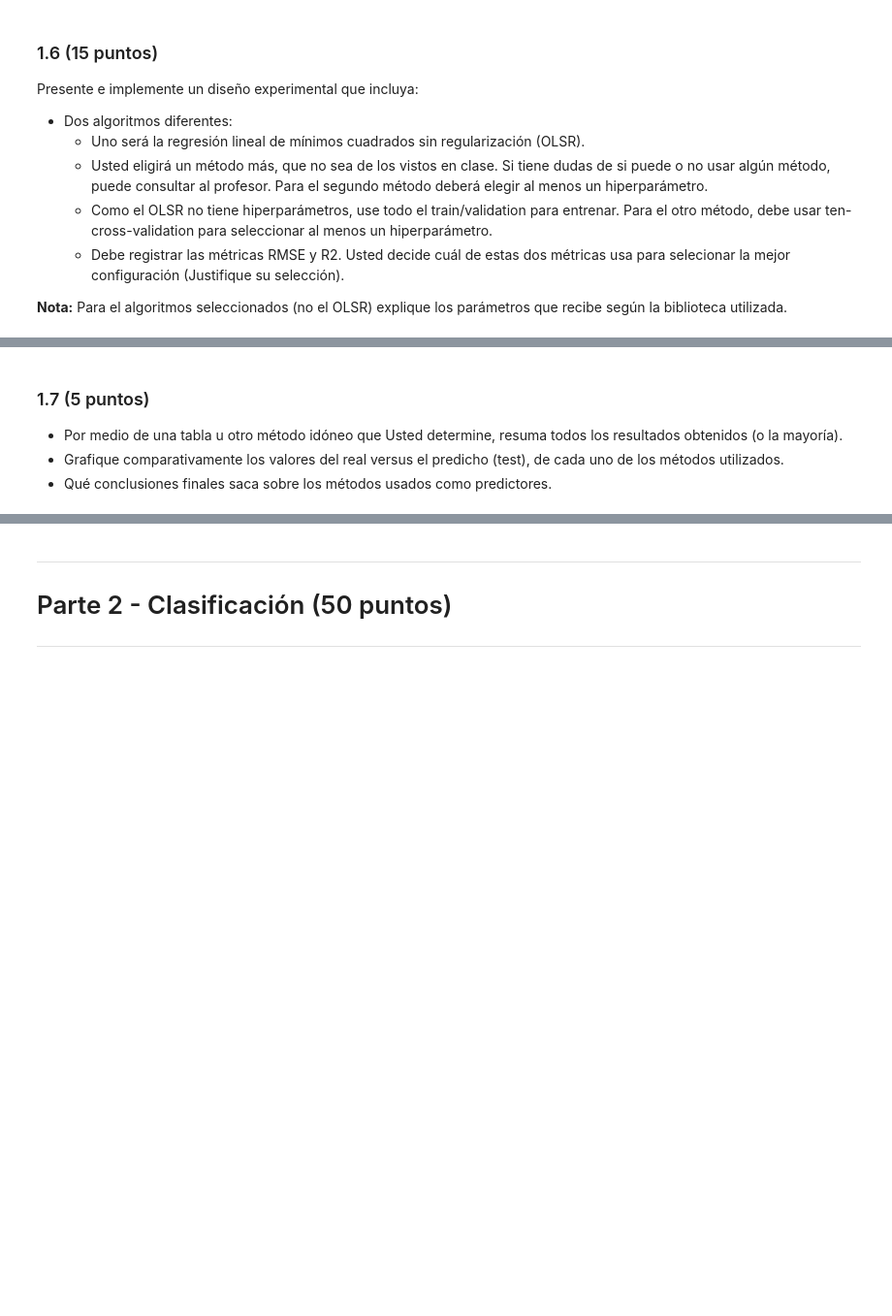
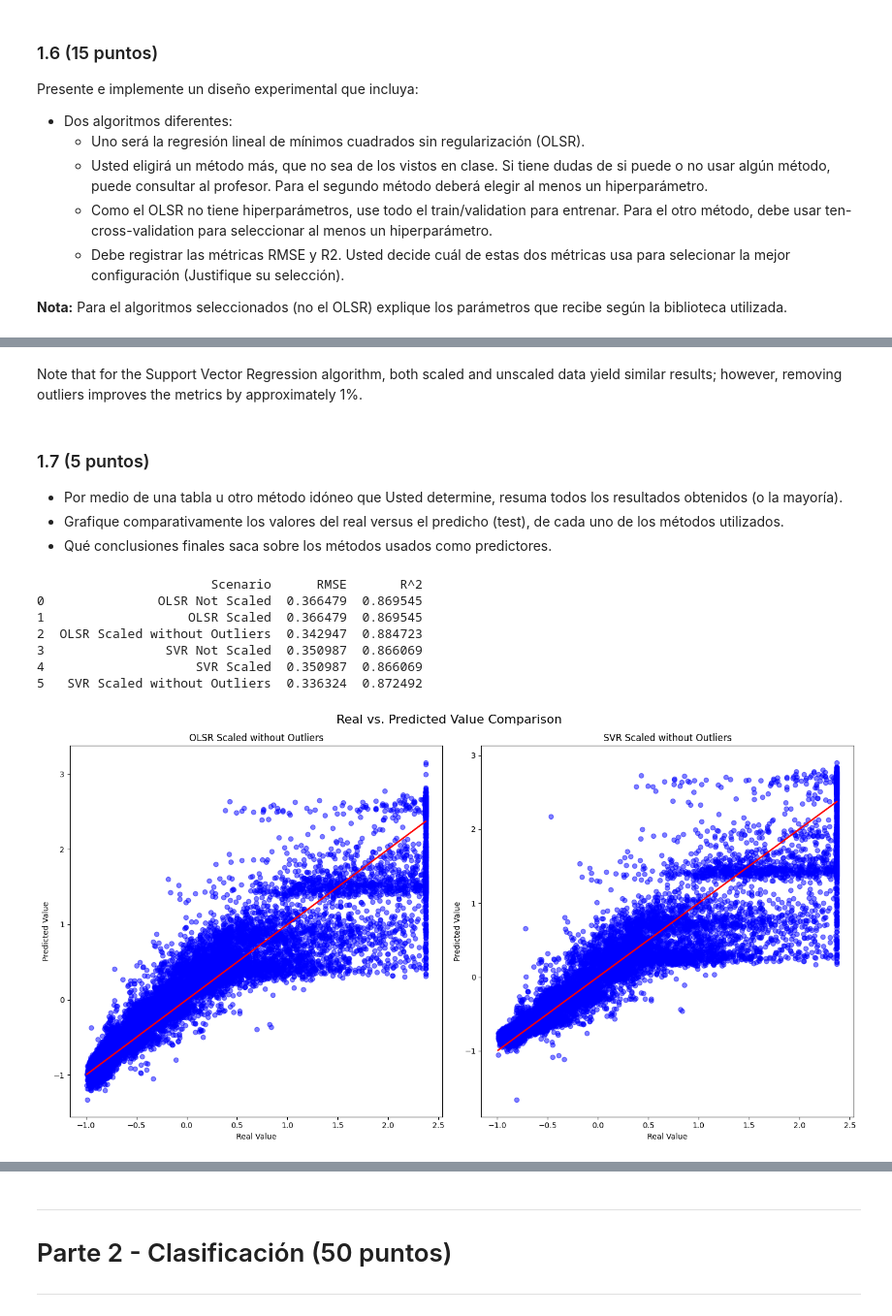
Before and after one commit to IAGR2-S2-2023/TP2_Regresi-n-Clasificaci-n, a Jupyter notebook: 2023-2-Trabajo_Practico_2.ipynb, the cells around one changed output, grey strips where cells are left out. Shown at 97% size. Cells and saved outputs as stored; diff of their text form; code cells hidden in the pictures; blank space fills up the shorter version.

```diff
--- a/2023-2-Trabajo_Practico_2.ipynb
+++ b/2023-2-Trabajo_Practico_2.ipynb
@@ -305,3 +373,12 @@ Peor precisión: 0.000988752935360277
 - Guarde el archivo ya pre-procesado con el nombre: "'diamondsPROCESADO"
 
 **Nota:** No olvide cómo manejará el "bias" (o agregar columna de unos, o si la implementación de los algoritmos que utilizará permiten indicarle que lo agregue).
+# %%
+scaled_features_without_outliers = pd.DataFrame()
+scaled_features_without_outliers = (dt_without_outliers - dt_without_outliers.mean()) / dt_without_outliers.std()
+print(scaled_features_without_outliers.head())
+
+scaled_features = pd.DataFrame()
+scaled_features = (dataFrame - dataFrame.mean()) / dataFrame.std()
+
+scaled_features.to_csv('diamondsPROCESADO.csv', index=False)
@@ -307,0 +409,12 @@ Peor precisión: 0.000988752935360277
+# %%
+# Dont forget to Create a dt_without_outliers and scaled to store data without outliers whit the same columns
+X_train_without_outliers_scaled, X_test_without_outliers_scaled, y_train_without_outliers_scaled, y_test_without_outliers_scaled= train_test_split(scaled_features_without_outliers[['carat','depth','table','x','y','z']], scaled_features_without_outliers['price'], test_size=0.30, random_state=10, shuffle=True)
+X_train_scaled, X_test_scaled, y_train_scaled, y_test_scaled= train_test_split(scaled_features[['carat','depth','table','x','y','z']], scaled_features['price'], test_size=0.30, random_state=10, shuffle=True)
+
+print("\nTrain lenght: ", len(X_train_without_outliers_scaled))
+print("\nTest lenght: ", len(X_test_without_outliers_scaled))
+
+print("\nX_train: \n", X_train_without_outliers_scaled.head())
+print("\nX_test: \n\n", X_test_without_outliers_scaled.head())
+print("\ny_train: \n", y_train_without_outliers_scaled.head())
+print("\ny_test: \n", y_test_without_outliers_scaled.head())
@@ -393,6 +645,33 @@ R^2: 0.8183672549569639
+# %% [markdown]
+Note that for the Support Vector Regression algorithm, both scaled and unscaled data yield similar results; however, removing outliers improves the metrics by approximately 1%.
 # %% [markdown]
 ### 1.7 (5 puntos)
 
 - Por medio de una tabla u otro método idóneo que Usted determine, resuma todos los resultados obtenidos (o la mayoría).
 - Grafique comparativamente los valores del real versus el predicho (test), de cada uno de los métodos utilizados.
 - Qué conclusiones finales saca sobre los métodos usados como predictores.
+# %%
+
+# Create a summary table of results
+summary_table = pd.DataFrame({
+    "Scenario": ["OLSR Not Scaled", "OLSR Scaled", "OLSR Scaled without Outliers",
+                "SVR Not Scaled", "SVR Scaled", "SVR Scaled without Outliers"],
+    "RMSE": [rmse_olsr_notScaled_outliers, rmse_olsr_scaled_outliers, rmse_olsr_scaled_without_outliers,
+             best_svr_rmse_notScaled_outliers, best_svr_rmse_scaled_outliers, best_svr_rmse_scaled],
+    "R^2": [r2_olsr_notScaled_outliers, r2_olsr_scaled_outliers, r2_olsr_scaled_without_outliers,
+            r2_svr_notScaled_outliers, r2_svr_scaled_outliers, r2_svr_scaled]
+})
+
+# Show the summary table
+print("summary table\n",summary_table)
+print("\n\n")
+# Next, generate comparative plots of real value versus predicted value for each method
+# %% [output]
+                       Scenario      RMSE       R^2
+0               OLSR Not Scaled  0.366479  0.869545
+1                   OLSR Scaled  0.366479  0.869545
+2  OLSR Scaled without Outliers  0.342947  0.884723
+3                SVR Not Scaled  0.350987  0.866069
+4                    SVR Scaled  0.350987  0.866069
+5   SVR Scaled without Outliers  0.336324  0.872492
+[figure, added]
```
Also changed, not shown: parts of 34 cells of this notebook, 1 other file.
